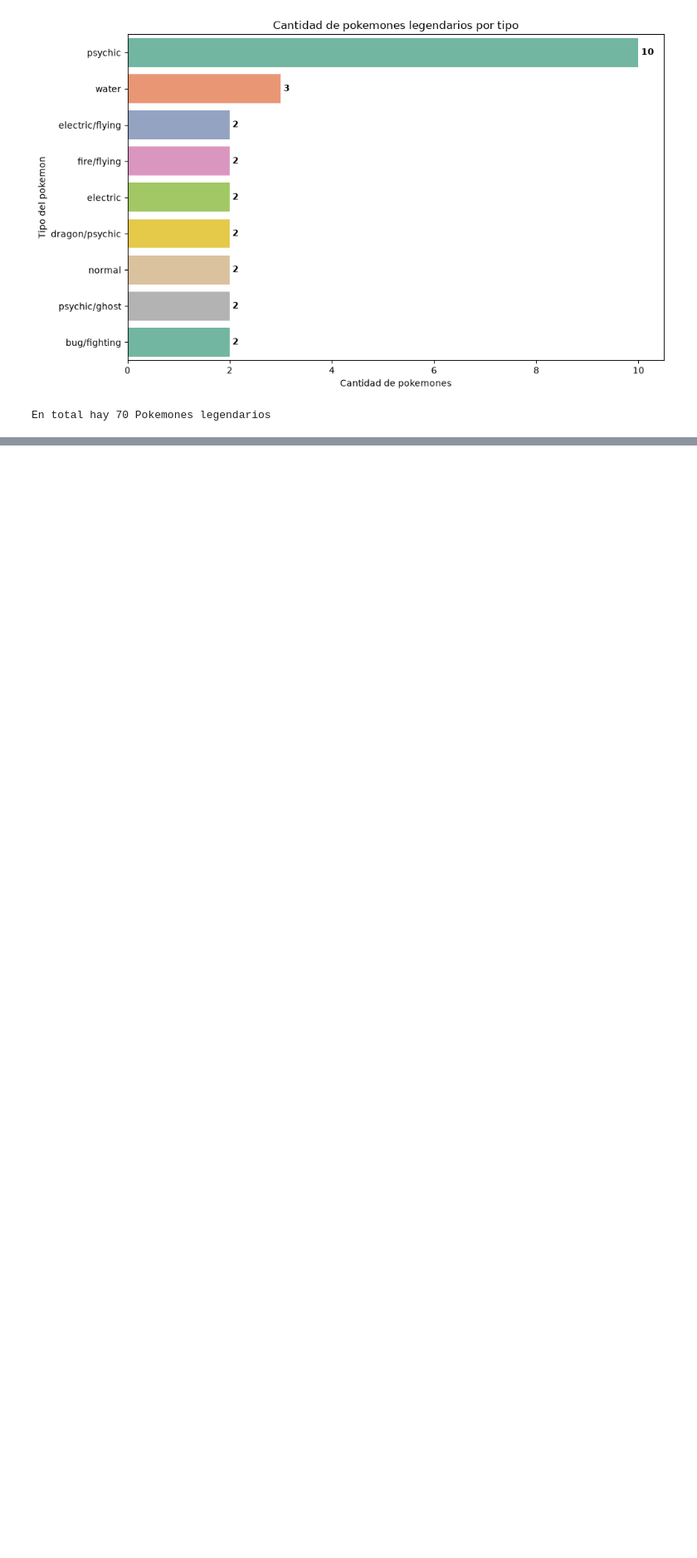
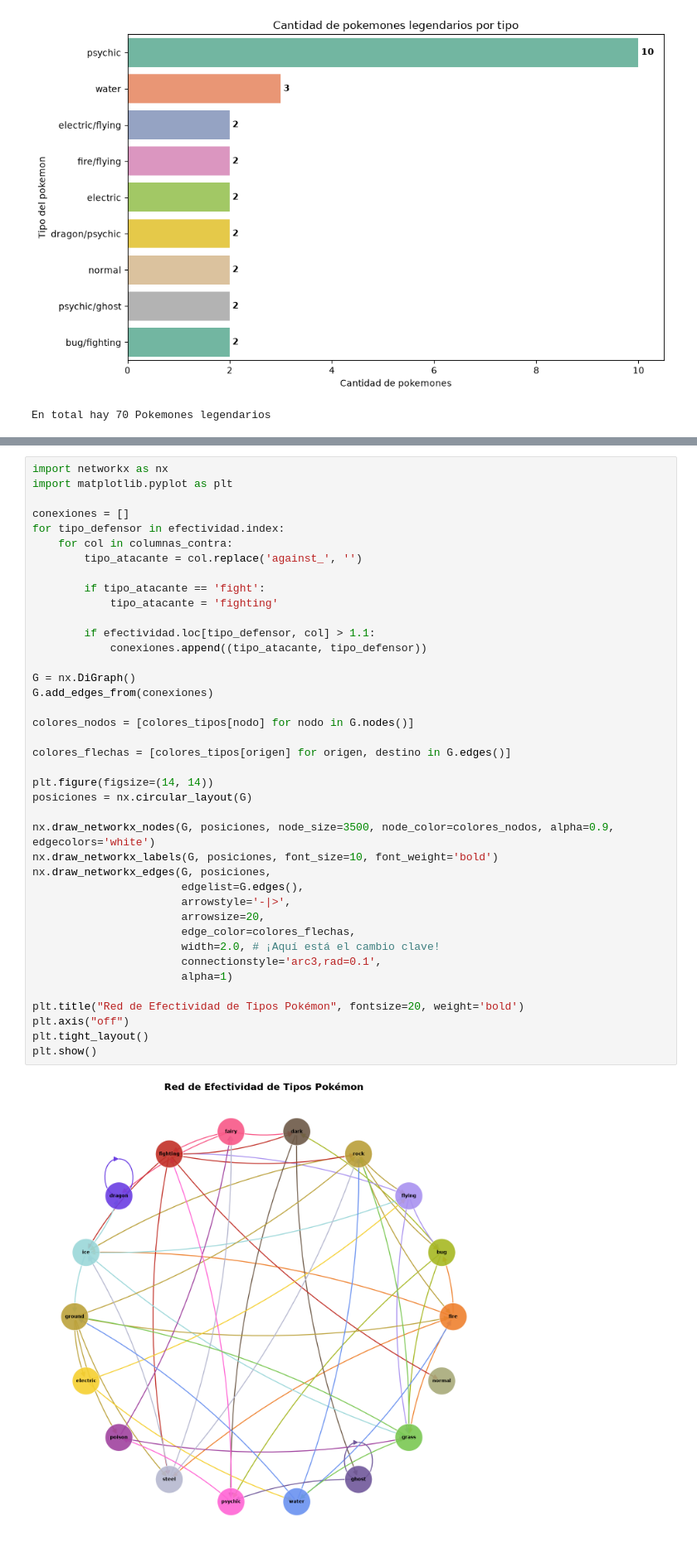
Before and after one commit to keitzeta/Pokemon-Inference-Classification-Outcomes, a Jupyter notebook: Pokemon.ipynb, the cells around one changed output, grey strips where cells are left out. Shown at 83% size. Drawn from its saved outputs; the diff is of its cells as text; blank space fills up the shorter version.

```diff
--- a/Pokemon.ipynb
+++ b/Pokemon.ipynb
@@ -304,0 +360,42 @@ En total hay 70 Pokemones legendarios
+# %%
+import networkx as nx
+import matplotlib.pyplot as plt
+
+conexiones = []
+for tipo_defensor in efectividad.index:
+    for col in columnas_contra:
+        tipo_atacante = col.replace('against_', '')
+
+        if tipo_atacante == 'fight':
+            tipo_atacante = 'fighting'
+
+        if efectividad.loc[tipo_defensor, col] > 1.1:
+            conexiones.append((tipo_atacante, tipo_defensor))
+
+G = nx.DiGraph()
+G.add_edges_from(conexiones)
+
+colores_nodos = [colores_tipos[nodo] for nodo in G.nodes()]
+
+colores_flechas = [colores_tipos[origen] for origen, destino in G.edges()]
+
+plt.figure(figsize=(14, 14))
+posiciones = nx.circular_layout(G)
+
+nx.draw_networkx_nodes(G, posiciones, node_size=3500, node_color=colores_nodos, alpha=0.9, edgecolors='white')
+nx.draw_networkx_labels(G, posiciones, font_size=10, font_weight='bold')
+nx.draw_networkx_edges(G, posiciones,
+                       edgelist=G.edges(),
+                       arrowstyle='-|>',
+                       arrowsize=20,
+                       edge_color=colores_flechas,
+                       width=2.0, # ¡Aquí está el cambio clave!
+                       connectionstyle='arc3,rad=0.1',
+                       alpha=1)
+
+plt.title("Red de Efectividad de Tipos Pokémon", fontsize=20, weight='bold')
+plt.axis("off")
+plt.tight_layout()
+plt.show()
+# %% [output]
+[figure, added]
```
Also changed, not shown: parts of 9 cells of this notebook, 1 other file.
